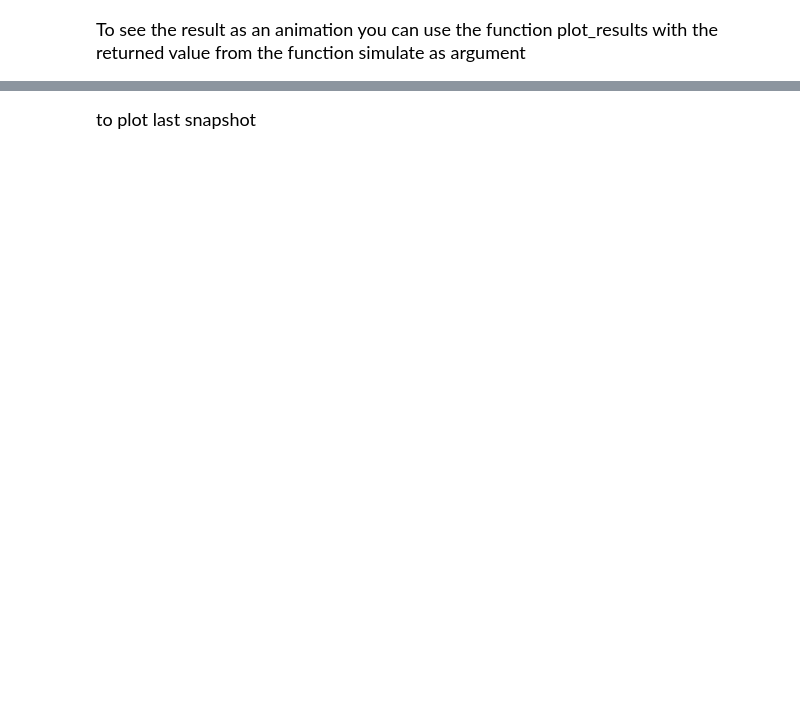
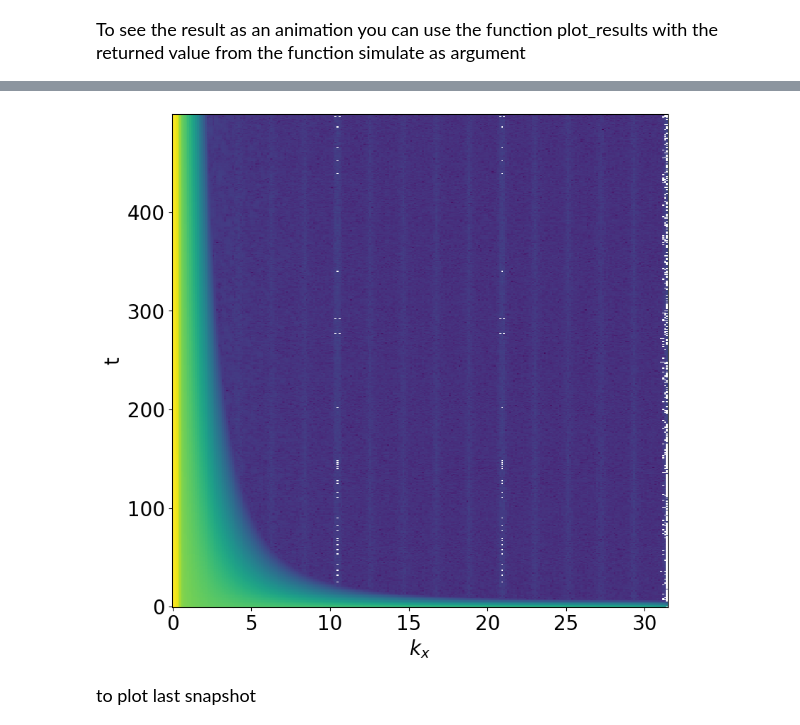
Before and after one commit to GFuhr/MF_FCM6, a Jupyter notebook: python/jupyter_advdiff.ipynb, the cells around one changed output, grey strips where cells are left out. Drawn from its saved outputs; the diff is of its cells as text; code cells hidden in the pictures; blank space fills up the shorter version.

```diff
--- a/python/jupyter_advdiff.ipynb
+++ b/python/jupyter_advdiff.ipynb
@@ -342,3 +379,13 @@ output
+# %%
+#plt.xscale('symlog')
+#plt.yscale('symlog')
+plt.pcolormesh(kx,np.arange(len(ffield)),np.log(np.abs(ffield)))
+# this will plot the square modulus of each mode as function of the associated wavenumber
+plt.xlabel("$k_x$")
+plt.ylabel("t")
+plt.show()
+# %% [output]
+[figure, added]
 # %% [markdown]
 <font size=4>
     to plot last snapshot
```
Also changed, not shown: parts of 15 cells of this notebook, 7 other files.
